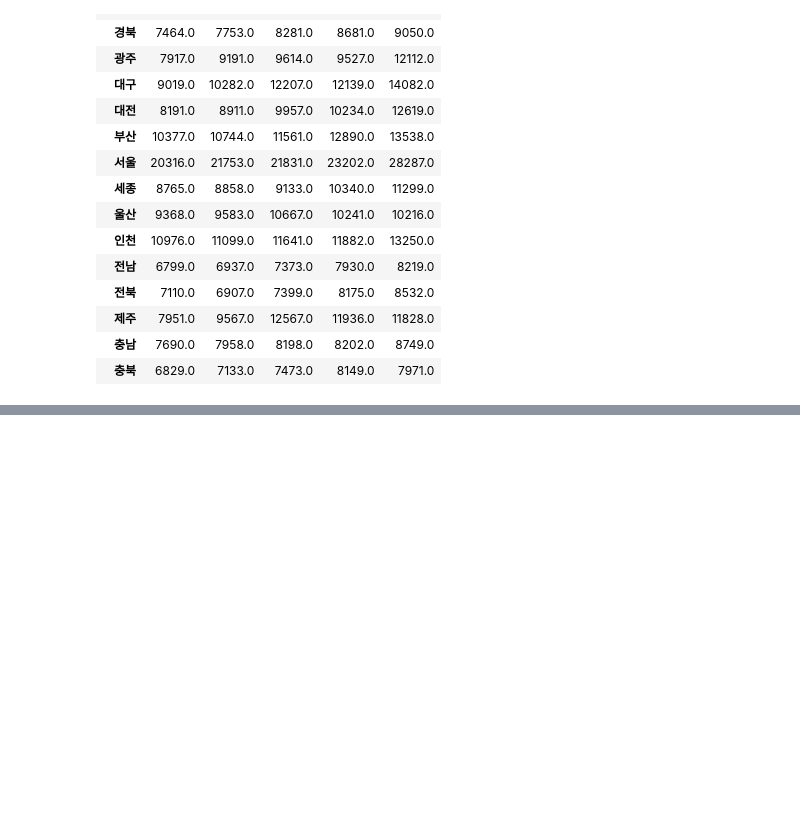
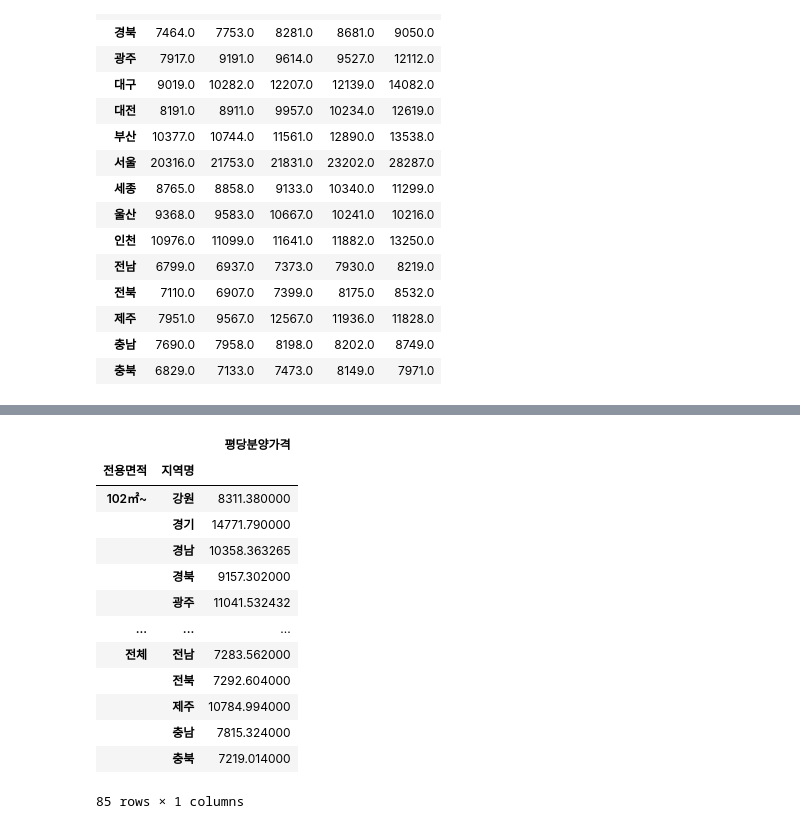
Before and after one commit to TacticalCoders/data-analysis, a Jupyter notebook: 01-apt-price.ipynb, the cells around one changed output, grey strips where cells are left out. Drawn from its saved outputs; the diff is of its cells as text; code cells hidden in the pictures; blank space fills up the shorter version.

```diff
--- a/01-apt-price.ipynb
+++ b/01-apt-price.ipynb
@@ -598,0 +638,18 @@ g.unstack().round().T #T로 행과 열을 서로 바꿀 수 있다.
+# %%
+# df_last.groupby(["지역명","전용면적"])["평당분양가격"].mean().unstack().round()
+df_last.pivot_table(index=["전용면적","지역명"], values="평당분양가격")
+# %% [output]
+|  |  | 평당분양가격 |
+| 전용면적 | 지역명 |  |
+| 102㎡~ | 강원 | 8311.380000 |
+|  | 경기 | 14771.790000 |
+|  | 경남 | 10358.363265 |
+|  | 경북 | 9157.302000 |
+|  | 광주 | 11041.532432 |
+| ... | ... | ... |
+| 전체 | 전남 | 7283.562000 |
+|  | 전북 | 7292.604000 |
+|  | 제주 | 10784.994000 |
+|  | 충남 | 7815.324000 |
+|  | 충북 | 7219.014000 |
+85 rows × 1 columns
```
Also changed, not shown: parts of 9 cells of this notebook.
